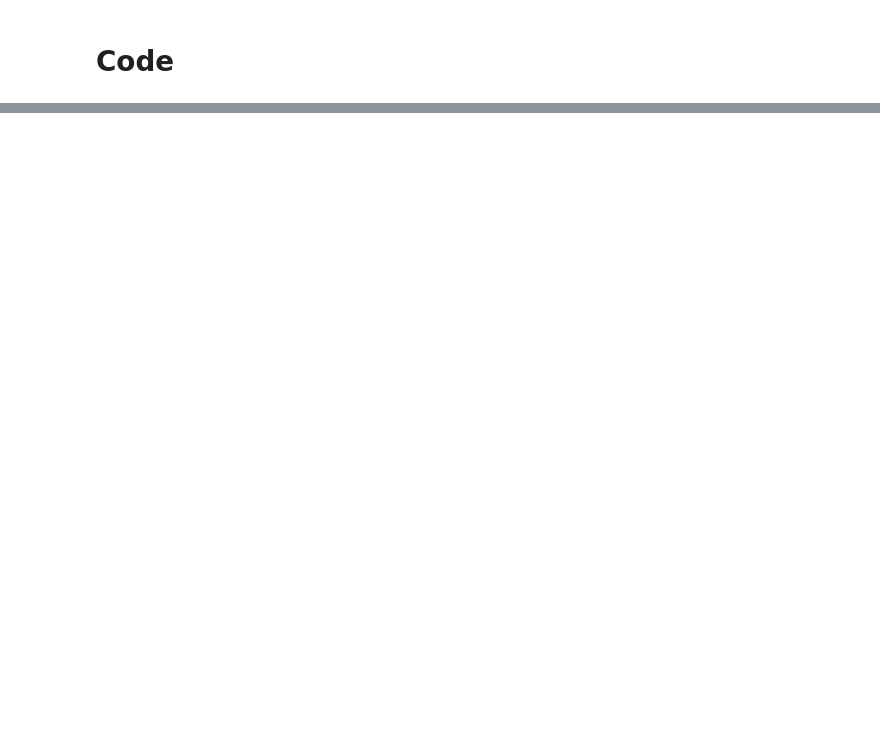
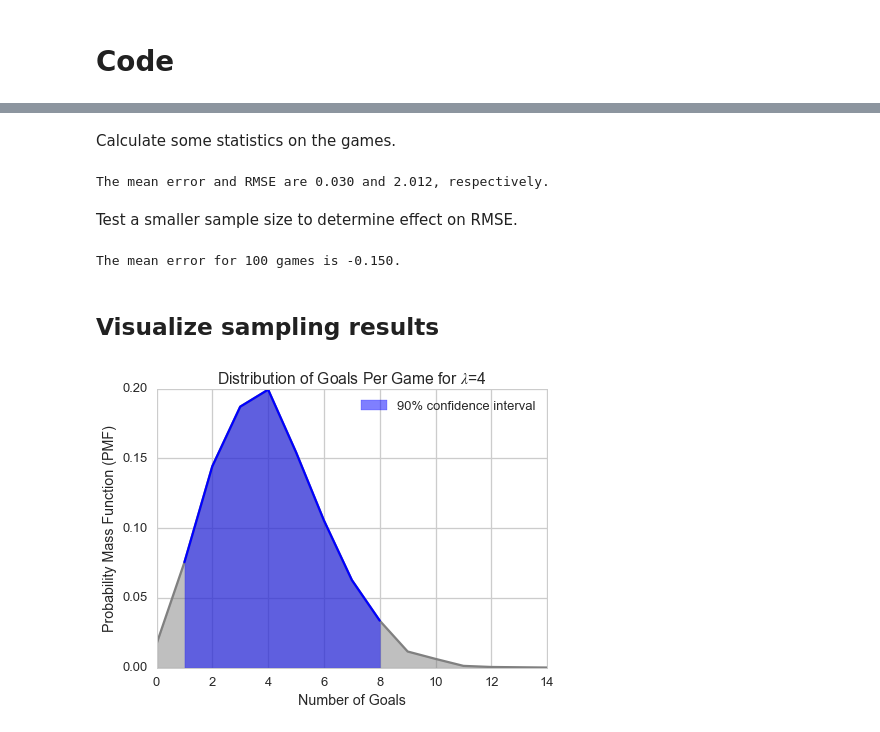
Before and after one commit to anhlbt/dsp, a Jupyter notebook: statistics/8-3-scoring.ipynb, the cells around one changed output, grey strips where cells are left out. Saved outputs shown, nothing was run; the diff lists cells and outputs as text; code cells hidden in the pictures; blank space fills up the shorter version.

```diff
--- a/statistics/8-3-scoring.ipynb
+++ b/statistics/8-3-scoring.ipynb
@@ -33,0 +111,61 @@ from load_ThinkStats import load_FemPreg
+# %%
+# Average goals per game
+lam = 4
+
+# Number of games to simulate
+size = 10000
+
+# An array of goals per game
+goal_array = sample_many_games(lam, size)
+# %% [markdown]
+Calculate some statistics on the games.
+# %%
+mean_error = calc_mean_error(lam, goal_array)
+rmse = calc_rmse(lam, goal_array)
+
+pmf = calc_pmf(goal_array)
+cdf = calc_cdf(goal_array)
+ci = ( calc_percentile(goal_array, 0.05), calc_percentile(goal_array, 0.95) )
+
+print('The mean error and RMSE are {:.3f} and {:.3f}, respectively.'.format(mean_error, rmse))
+# %% [output]
+The mean error and RMSE are 0.030 and 2.012, respectively.
+# %% [markdown]
+Test a smaller sample size to determine effect on RMSE.
+# %%
+goal_array2 = sample_many_games(lam, 100)
+mean_error2 = calc_mean_error(lam, goal_array2)
+
+print('The mean error for 100 games is {:.3f}.'.format(mean_error2))
+# %% [output]
+The mean error for 100 games is -0.150.
+# %% [markdown]
+## Visualize sampling results
+# %%
+sns.set_context('talk')
+sns.set_style('whitegrid')
+
+fig = plt.figure()
+fig.set_size_inches(7, 5)
+
+ax = plt.axes()
+
+# Plot and shade the distribution
+ax.plot(pmf['val'], pmf['prob'], color='gray')
+ax.fill_between(pmf['val'], pmf['prob'],
+                 color='gray', alpha=0.5)
+
+# Plot and shade the desired region
+mask = (cdf['val'] >= ci[0]) & (cdf['val'] <= ci[1])
+ax.plot(pmf['val'][mask], pmf['prob'][mask],
+         color='blue')
+ax.fill_between(pmf['val'][mask], pmf['prob'][mask],
+                color='blue', alpha=0.5,
+                label='90% confidence interval')
+
+ax.legend(loc=0)
+ax.set_xlabel('Number of Goals')
+ax.set_ylabel('Probability Mass Function (PMF)')
+_ = ax.set_title('Distribution of Goals Per Game for $\lambda$={}'.format(lam))
+# %% [output]
+[figure, added]
```
Also changed, not shown: parts of 10 cells of this notebook, 3 other files.
